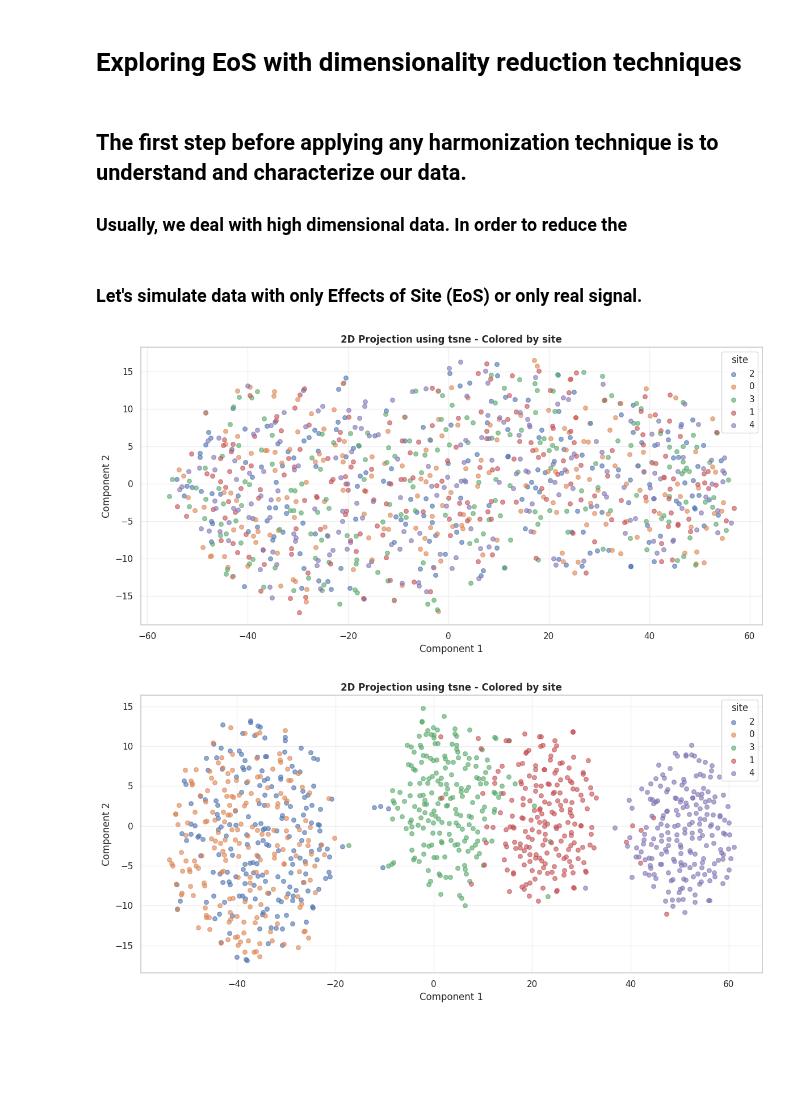
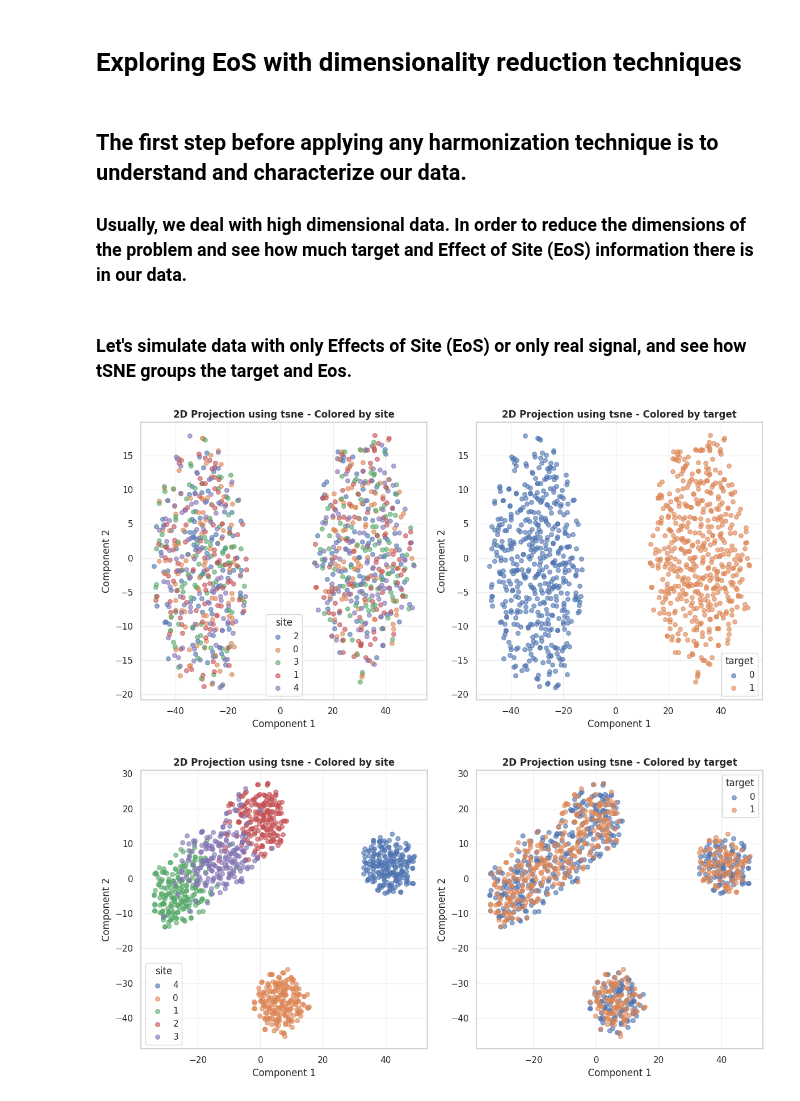
Before and after one commit to N-Nieto/UniHarmony, a Jupyter notebook: examples/01-basic-examples/04-Explore_EoS_with_dimensionality_reduction.ipynb, the cells around one changed output. Cells and saved outputs as stored; diff of their text form; code cells hidden in the pictures; blank space fills up the shorter version.

```diff
--- a/examples/01-basic-examples/04-Explore_EoS_with_dimensionality_reduction.ipynb
+++ b/examples/01-basic-examples/04-Explore_EoS_with_dimensionality_reduction.ipynb
@@ -2,7 +2,7 @@
 # Exploring EoS with dimensionality reduction techniques
 # %% [markdown]
 ## The first step before applying any harmonization technique is to understand and characterize our data.
-### Usually, we deal with high dimensional data. In order to reduce the
+### Usually, we deal with high dimensional data. In order to reduce the dimensions of the problem and see how much target and Effect of Site (EoS) information there is in our data.
 # %%
 # Imports
 import matplotlib.pyplot as plt
@@ -15,15 +15,14 @@ from uniharmony.plot import plot_2d_projection
 sns.set_theme(style="whitegrid")
 verbosity("warning")
 # %% [markdown]
-### Let's simulate data with only Effects of Site (EoS) or only real signal.
+### Let's simulate data with only Effects of Site (EoS) or only real signal, and see how tSNE groups the target and Eos.
 # %%
-X, y, sites = make_multisite_classification(n_classes=5, n_sites=5, signal_strength=5, site_effect_strength=0)
-plot_2d_projection(X, sites)
+X, y, sites = make_multisite_classification(n_sites=5, signal_strength=10, site_effect_strength=0)
+plot_2d_projection(X, sites, y)
 
-
-X, y, sites = make_multisite_classification(n_classes=5, n_sites=5, signal_strength=0, site_effect_strength=5)
-fig, axes = plot_2d_projection(X, sites)
+X, y, sites = make_multisite_classification(n_sites=5, signal_strength=0, site_effect_strength=10, random_state=23)
+plot_2d_projection(X, sites, y)
 plt.show()
 # %% [output]
-[figure, old version]
+[figure, new version]
-[figure, old version]
+[figure, new version]
```
Also changed, not shown: parts of 5 cells of this notebook, 25 other files.
